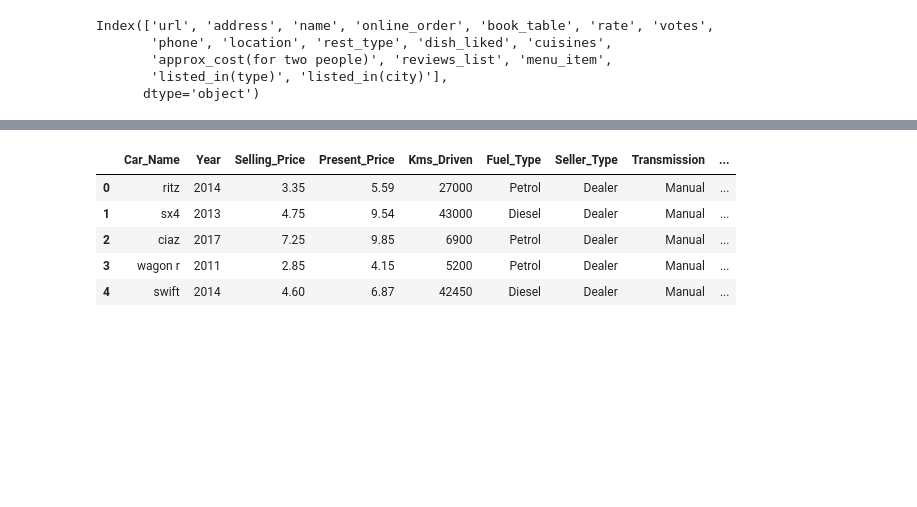
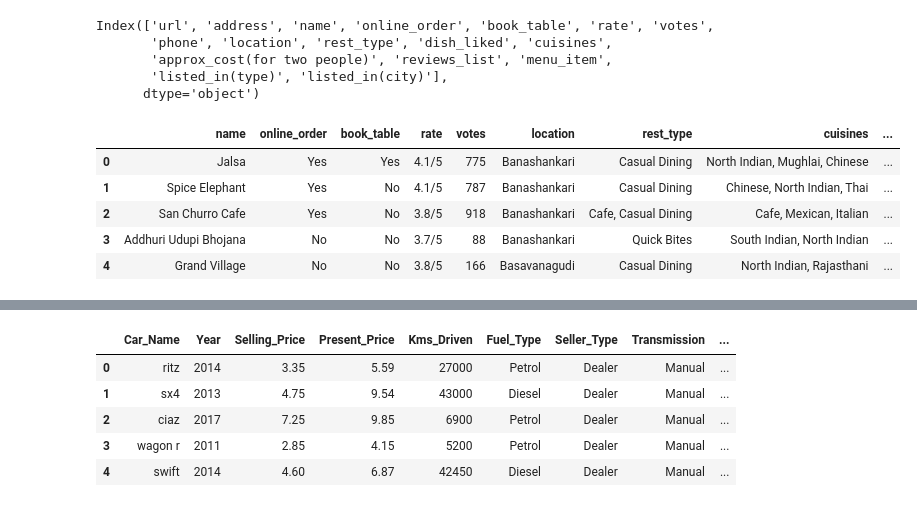
Before and after one commit to shwetashukla44/internship3, a Jupyter notebook: internship2026.ipynb, the cells around one changed output, grey strips where cells are left out. Cells and saved outputs as stored; diff of their text form; code cells hidden in the pictures; blank space fills up the shorter version.

```diff
--- a/internship2026.ipynb
+++ b/internship2026.ipynb
@@ -31,3 +31,13 @@ Index(['url', 'address', 'name', 'online_order', 'book_table', 'rate', 'votes',
        'approx_cost(for two people)', 'reviews_list', 'menu_item',
        'listed_in(type)', 'listed_in(city)'],
       dtype='object')
+# %%
+df = df.drop(['url', 'address', 'phone', 'menu_item', 'dish_liked', 'reviews_list'], axis = 1)
+df.head()
+# %% [output]
+|  | name | online_order | book_table | rate | votes | location | rest_type | cuisines | ... |
+| 0 | Jalsa | Yes | Yes | 4.1/5 | 775 | Banashankari | Casual Dining | North Indian, Mughlai, Chinese | ... |
+| 1 | Spice Elephant | Yes | No | 4.1/5 | 787 | Banashankari | Casual Dining | Chinese, North Indian, Thai | ... |
+| 2 | San Churro Cafe | Yes | No | 3.8/5 | 918 | Banashankari | Cafe, Casual Dining | Cafe, Mexican, Italian | ... |
+| 3 | Addhuri Udupi Bhojana | No | No | 3.7/5 | 88 | Banashankari | Quick Bites | South Indian, North Indian | ... |
+| 4 | Grand Village | No | No | 3.8/5 | 166 | Basavanagudi | Casual Dining | North Indian, Rajasthani | ... |
```
Also changed, not shown: parts of 14 cells of this notebook.
